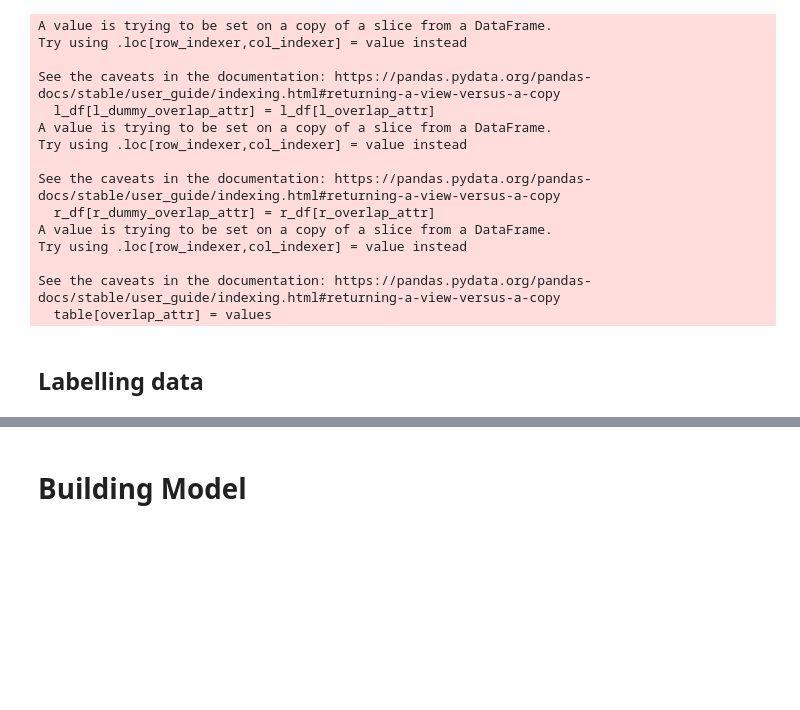
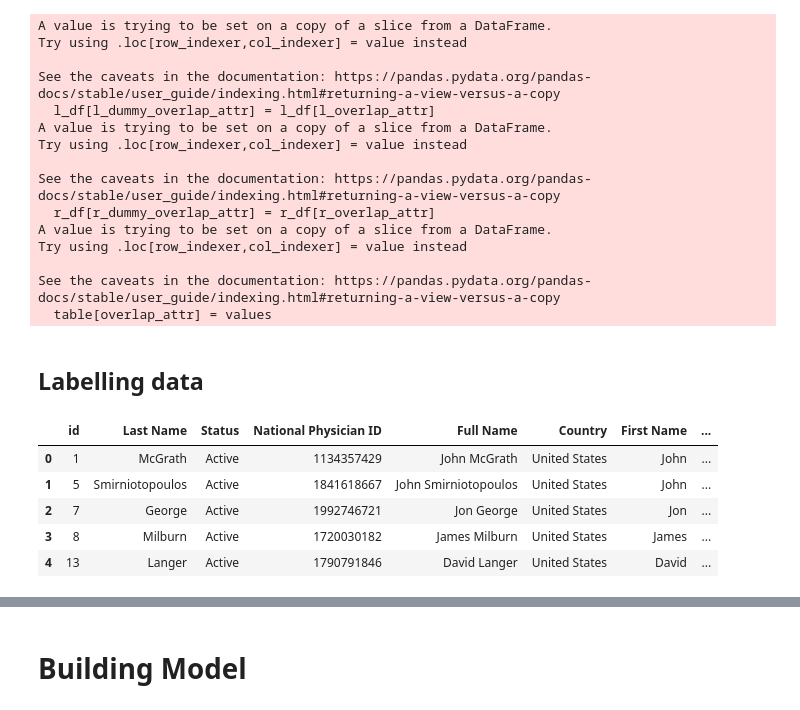
Before and after one commit to lidia-k/PatternX-Duplicate-Finder, a Jupyter notebook: notebook/DaNangML_demo.ipynb, the cells around one changed output, grey strips where cells are left out. Cells and saved outputs as stored; diff of their text form; code cells hidden in the pictures; blank space fills up the shorter version.

```diff
--- a/notebook/DaNangML_demo.ipynb
+++ b/notebook/DaNangML_demo.ipynb
@@ -159,33 +105,3 @@ len(df_1000_contacts['Primary Organization'].unique())
-# %%
-plot_columns = ['Status', 'Contact Type', 'Prefix', 'First Name', 'Last Name',
-       'Full Name', 'HCP Category', 'Payments Made To:', 'SAP Number',
-       'SAP Entity Name', 'State/Region/Province', 'State/Region', 'Country',
-       'National Physician ID', 'Unnamed: 14', 'State License #',
-       'License State (US)', 'Title', 'Specialty', 'Focus Area',  'Payment Currency', 'Email Address',  'Primary Organization',
-        'Primary Organization Type',
-     ]
-
-removed_features = ['Taxonomy', 'Taxonomy Code', 'Primary Address', 'Mailing Address']
-# preprocessed values: 'Focus Area', 'Payment Currency'
-numberic_features = ['Unnamed: 14', 'Quickbase Record ID#']
-ID_features = ['SAP Number','National Physician ID']
-text_features = ['First Name', 'Last Name','Full Name', 'SAP Entity Name', 'Email Address']
-categorical_features = ['Status', 'Contact Type', 'Prefix', 'HCP Category', 'Payments Made To:',
-                        'State/Region/Province', 'State/Region', 'Country', 'State License #', 'License State (US)',
-                        'Title', 'Specialty', 'Payment Currency','Primary Organization', 'Primary Organization Type'  ]
-
-
-fig, ax = plt.subplots(4,4, figsize = (20, 12))
-for i in range(4):
-  for j in range(4):
-    index = 4*i + j
-    if index < len(categorical_features):
-      col = categorical_features[index]
-      sns.countplot(y = df_1000_contacts[col], ax = ax[i][j])
-      plt.tight_layout()
-
-plt.tight_layout()
-plt.show()
 # %% [markdown]
 # Preprocessing and Feature Engineering
 # %%
@@ -351,4 +267,13 @@ rtable_df = K1[rtable_columns]
 columns = [col.replace("ltable_", "") for col in ltable_columns]
 ltable_df.columns = columns
 rtable_df.columns = columns
+# %%
+ltable_df.head()
+# %% [output]
+|  | id | Last Name | Status | National Physician ID | Full Name | Country | First Name | ... |
+| 0 | 1 | McGrath | Active | 1134357429 | John McGrath | United States | John | ... |
+| 1 | 5 | Smirniotopoulos | Active | 1841618667 | John Smirniotopoulos | United States | John | ... |
+| 2 | 7 | George | Active | 1992746721 | Jon George | United States | Jon | ... |
+| 3 | 8 | Milburn | Active | 1720030182 | James Milburn | United States | James | ... |
+| 4 | 13 | Langer | Active | 1790791846 | David Langer | United States | David | ... |
 # %%
```
Also changed, not shown: parts of 36 cells of this notebook.
